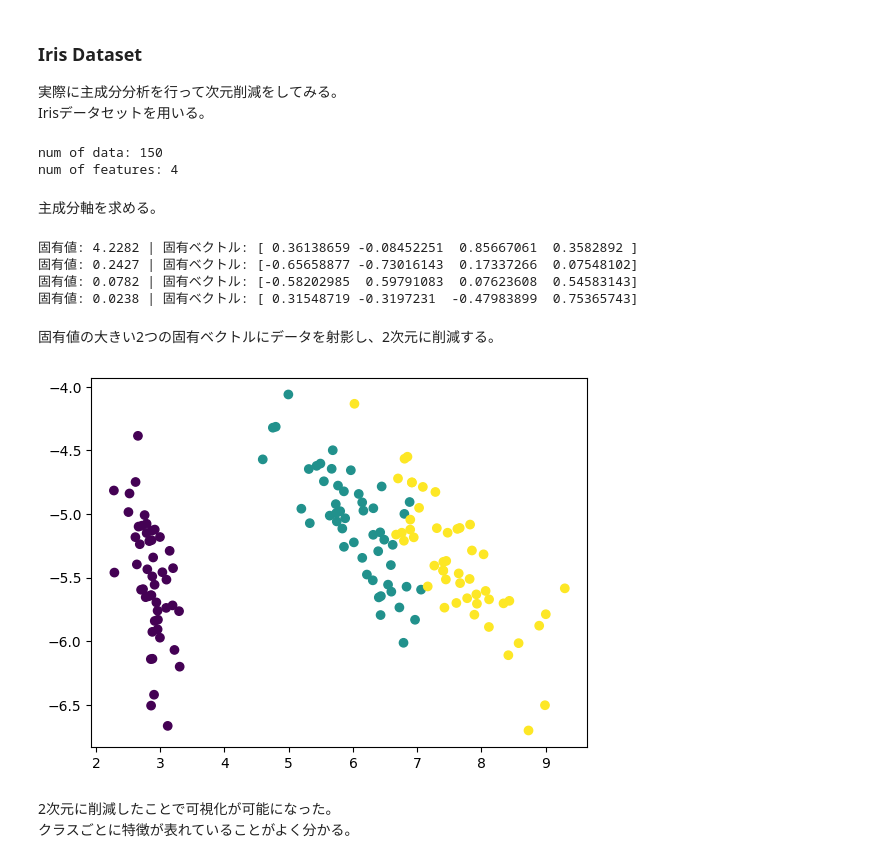
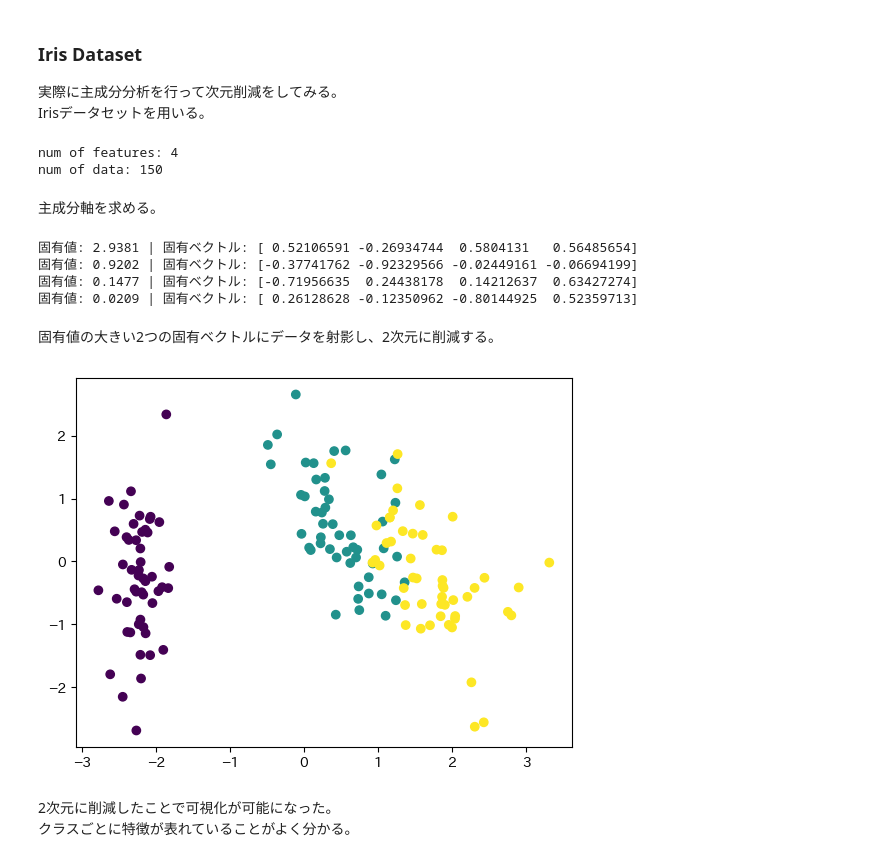
Before and after one commit to misya11p/dimensionality-reduction, a Jupyter notebook: PCA.ipynb, the cells around one changed output. Saved outputs shown, nothing was run; the diff lists cells and outputs as text; code cells hidden in the pictures.

Commit message:
preprocessing, svd

```diff
--- a/PCA.ipynb
+++ b/PCA.ipynb
@@ -211,34 +212,39 @@ $$
 Irisデータセットを用いる。
 # %%
 from sklearn.datasets import load_iris
+from sklearn.preprocessing import StandardScaler
+
 iris = load_iris()
 X = iris.data
+X = StandardScaler().fit_transform(X) # 正規化
+X = X.T # (特徴量の数l, サンプル数N) としたいので転置
 y = iris.target
-print('num of data:', X.shape[0])
-print('num of features:', X.shape[1])
+l, N = X.shape
+print('num of features:', l)
+print('num of data:', N)
 # %% [output]
+num of features: 4
 num of data: 150
-num of features: 4
 # %% [markdown]
 主成分軸を求める。
 # %%
-cov_mat = np.cov(X.T) # 共分散行列
-val, vec = np.linalg.eig(cov_mat) # 固有値分解
-for l, u in zip(val, vec.T):
+cov_mat = np.cov(X) # 共分散行列
+pc_val, pc_vec = np.linalg.eig(cov_mat) # 固有値分解
+for l, u in zip(pc_val, pc_vec.T):
     print('固有値:', round(l, 4), '| 固有ベクトル:', u)
 # %% [output]
-固有値: 4.2282 | 固有ベクトル: [ 0.36138659 -0.08452251  0.85667061  0.3582892 ]
-固有値: 0.2427 | 固有ベクトル: [-0.65658877 -0.73016143  0.17337266  0.07548102]
-固有値: 0.0782 | 固有ベクトル: [-0.58202985  0.59791083  0.07623608  0.54583143]
-固有値: 0.0238 | 固有ベクトル: [ 0.31548719 -0.3197231  -0.47983899  0.75365743]
+固有値: 2.9381 | 固有ベクトル: [ 0.52106591 -0.26934744  0.5804131   0.56485654]
+固有値: 0.9202 | 固有ベクトル: [-0.37741762 -0.92329566 -0.02449161 -0.06694199]
+固有値: 0.1477 | 固有ベクトル: [-0.71956635  0.24438178  0.14212637  0.63427274]
+固有値: 0.0209 | 固有ベクトル: [ 0.26128628 -0.12350962 -0.80144925  0.52359713]
 # %% [markdown]
 固有値の大きい2つの固有ベクトルにデータを射影し、2次元に削減する。
 # %%
 m = 2
-pc = X @ vec[:, :m] # 射影
+pc = X.T @ pc_vec[:, :m] # 射影
 plt.scatter(pc[:, 0], pc[:, 1], c=y);
 # %% [output]
-[figure, old version]
+[figure, new version]
 # %% [markdown]
 2次元に削減したことで可視化が可能になった。
 クラスごとに特徴が表れていることがよく分かる。
```
Also changed, not shown: parts of 20 cells of this notebook.
